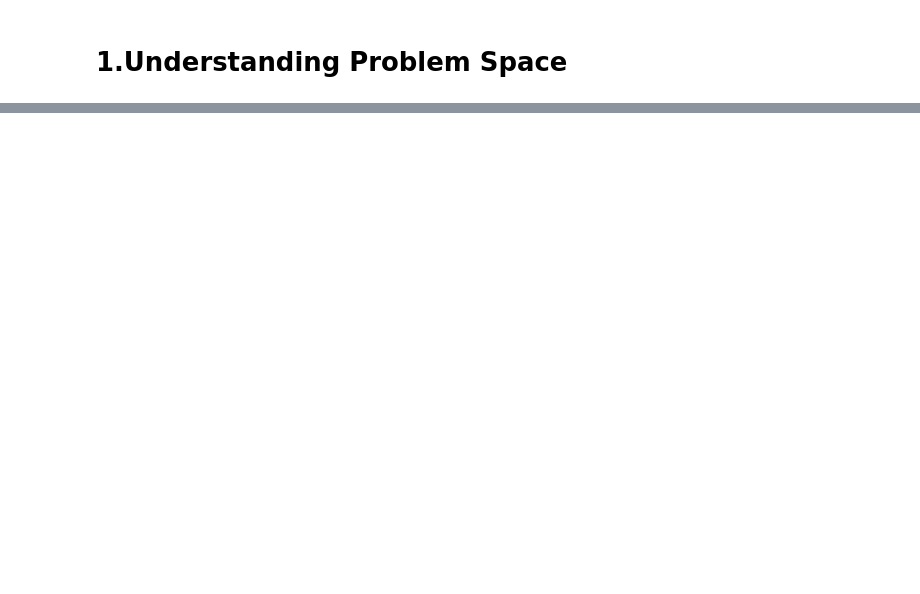
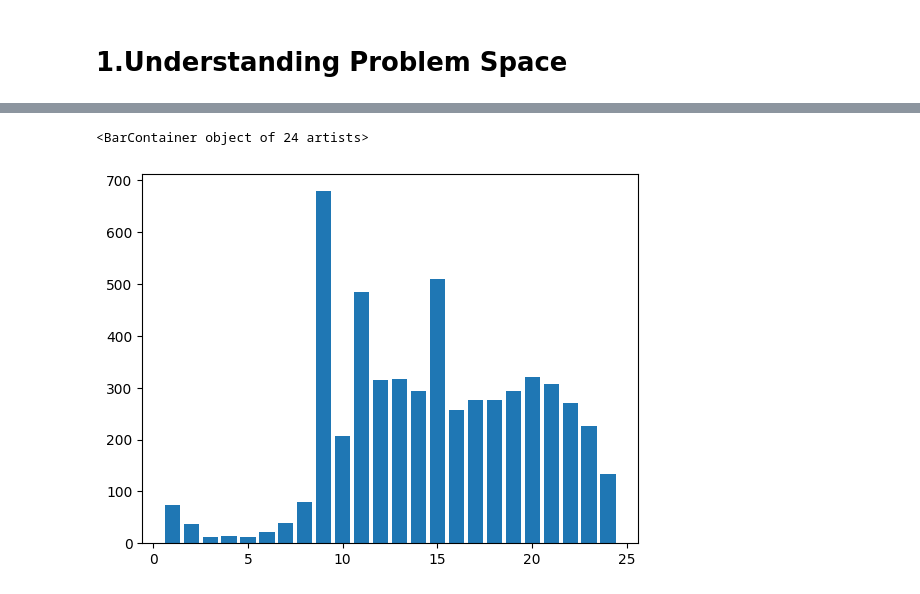
Before and after one commit to iigomartin/6.Zrive_DS, a Jupyter notebook: src/module_2/1.understanding_problem_space.ipynb, the cells around one changed output, grey strips where cells are left out. Cells and saved outputs as stored; diff of their text form; code cells hidden in the pictures; blank space fills up the shorter version.

```diff
--- a/src/module_2/1.understanding_problem_space.ipynb
+++ b/src/module_2/1.understanding_problem_space.ipynb
@@ -29,0 +128,9 @@ users = pd.read_parquet("users.parquet")
+# %%
+#The fact that not many baskets are cancelled at night implies how this service is not international,
+#kind of restricted to limited timezones. The peak hours of cancellations are the standard ones: first
+#thing in the morning (9.00), mid-morning (around 11.00) and first thing in the afternoon (15.00)
+
+plt.bar(range(1,25),created_at_date_separated.groupby(['Hour'])['Month'].count())
+# %% [output]
+<BarContainer object of 24 artists>
+[figure, added]
```
Also changed, not shown: parts of 13 cells of this notebook.
